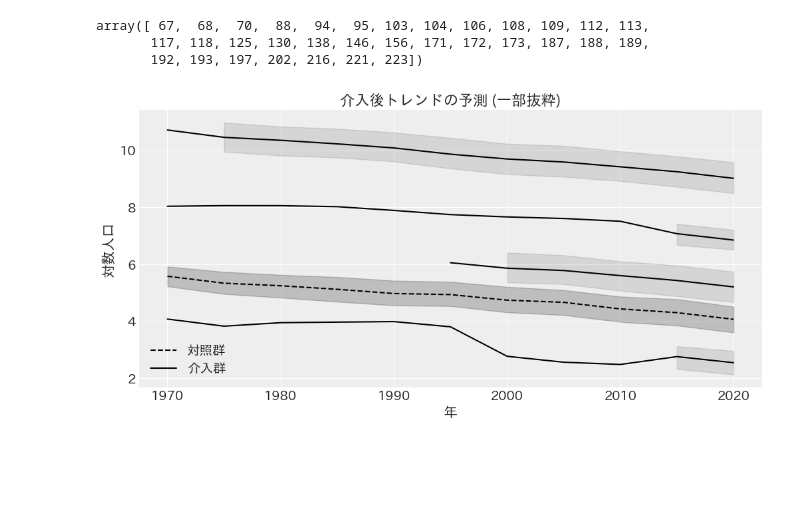
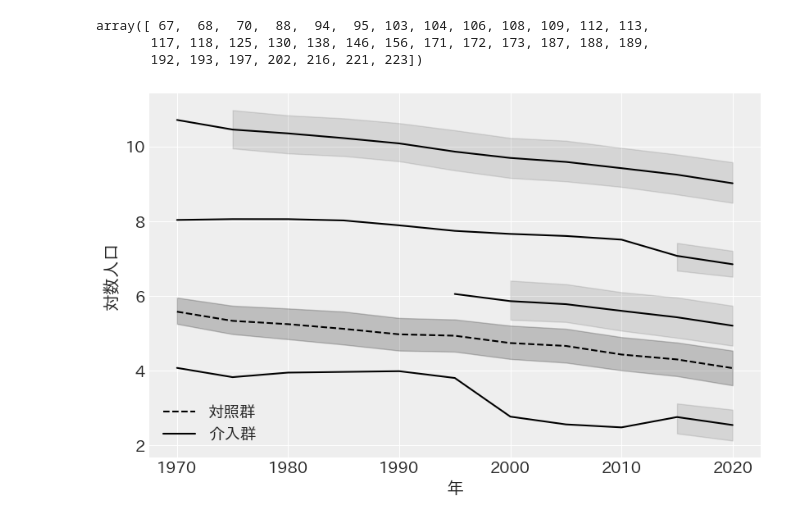
Before and after one commit to Keisei-Akiya/bridge-straw-effects, a Jupyter notebook: src/analysis/placebo_test.ipynb, the cells around one changed output. Drawn from its saved outputs; the diff is of its cells as text; code cells hidden in the pictures; blank space fills up the shorter version.

```diff
--- a/src/analysis/placebo_test.ipynb
+++ b/src/analysis/placebo_test.ipynb
@@ -12,7 +12,7 @@ import pymc as pm
 import arviz as az
 
 rng = np.random.default_rng(42)
-figsize = (10, 5)
+figsize = (1.618*5, 5)
 az.style.use("arviz-darkgrid")
 # %%
 filepath = '../../data/processed/df_filtered.xlsx'
@@ -135,6 +135,8 @@ Sampling: [y_obs_observed]
 az.to_netcdf(trace, './mcmc_sample/post_trend.nc')
 # %% [output]
 './mcmc_sample/post_trend.nc'
+# %%
+trace = az.from_netcdf('./mcmc_sample/post_trend.nc')
 # %%
 y_pred_stacked = trace.posterior_predictive.y_obs.stack(sample=('chain', 'draw'))
 y_pred = y_pred_stacked.mean(dim='sample')
@@ -175,29 +177,29 @@ array([ 67,  68,  70,  88,  94,  95, 103, 104, 106, 108, 109, 112, 113,
 # %%
 island_id_list = [67, 68, 117, 189, ]
 
 fig, ax = plt.subplots(figsize=figsize)
 sns.lineplot(data=pre_treatment_data.query('treatment_group == 0'), x='year', y='log_pop', ax=ax, color='black', linestyle='--', label='対照群')
 for island_id in island_id_list:
     data_filter = pre_treatment_data.query(f'island_ids == {island_id}').sort_values('year')
     # sns.lineplot(data=data_filter, x='year', y='log_pop', ax=ax, color='black', legend=False, linestyle='-')
     sns.lineplot(data=data_filter, x='year', y='y_pred', ax=ax, color='black', legend=False, linestyle='-')
     ax.fill_between(
         x='year',
         y1='hdi_lwr',
         y2='hdi_upr',
         data=data_filter,
         color='black', alpha=0.1
     )
 # 凡例
 handles, labels = ax.get_legend_handles_labels()
 handles.append(ax.lines[-1])
 labels.append('介入群')
 ax.legend(handles, labels)
 
 # 装飾
-ax.set_title('介入後トレンドの予測 (一部抜粋)')
+# ax.set_title('介入後トレンドの予測 (一部抜粋)')
 ax.set_ylabel('対数人口')
 ax.set_xlabel('年')
 plt.savefig('../../docs/figures/post_trend_sample.png', bbox_inches='tight')
 # %% [output]
-[figure, old version]
+[figure, new version]
```
Also changed, not shown: parts of 3 cells of this notebook, 20 other files.
